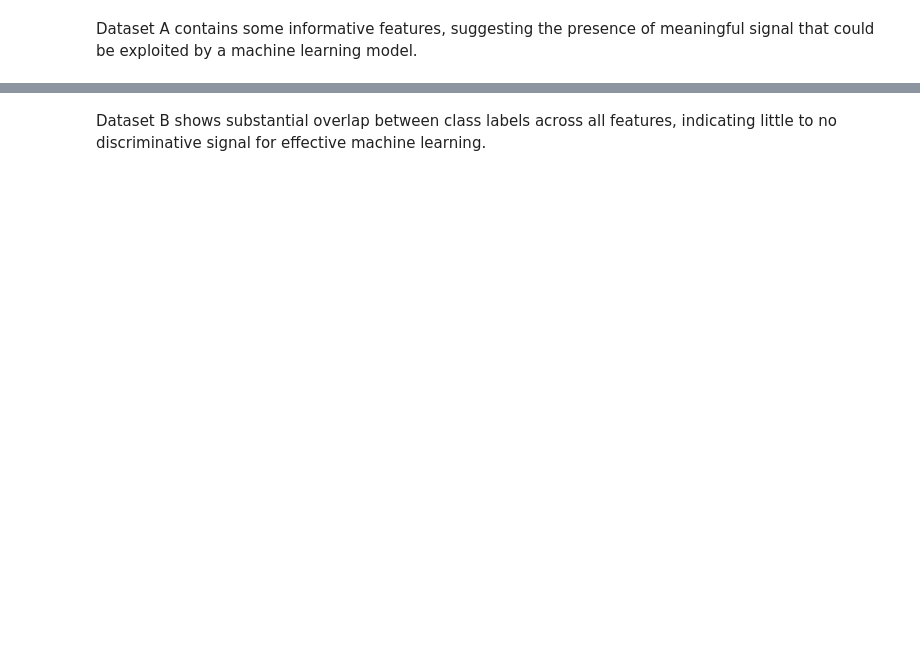
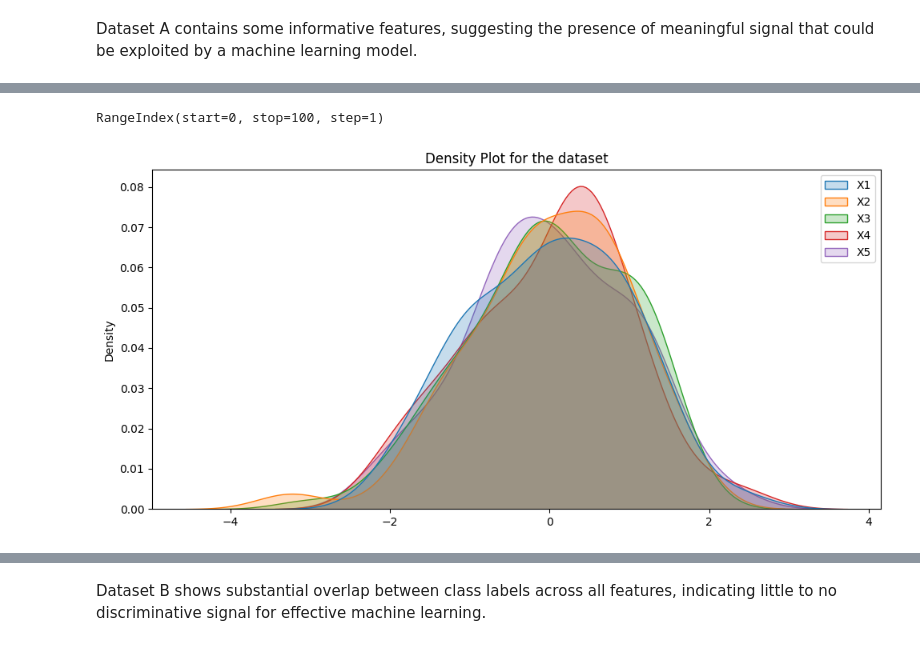
Before and after one commit to aryasalwan/Comp3200, a Jupyter notebook: Comp3200/Taks 1.ipynb, the cells around one changed output, grey strips where cells are left out. Saved outputs shown, nothing was run; the diff lists cells and outputs as text; code cells hidden in the pictures; blank space fills up the shorter version.

```diff
--- a/Comp3200/Taks 1.ipynb
+++ b/Comp3200/Taks 1.ipynb
@@ -30,0 +28,6 @@ plt.show()
+# %%
+dataA_nonscaled=dataA.copy()
+#Scale Data
+scaler = StandardScaler()
+dataA[["X1","X2","X3","X4","X5"]]= scaler.fit_transform(dataA[["X1","X2","X3","X4","X5"]])
+dataA
@@ -58,0 +107,17 @@ plt.show()
+# %%
+dataA.index
+# %% [output]
+RangeIndex(start=0, stop=100, step=1)
+# %%
+#Density Plot
+plt.figure(figsize=(10, 5))
+sns.kdeplot(
+    data=pd.DataFrame(dataA[["X1","X2","X3","X4","X5"]]),
+    fill=True,
+    legend=True,
+)
+plt.title("Density Plot for the dataset")
+plt.tight_layout()
+plt.show()
+# %% [output]
+[figure, added]
```
Also changed, not shown: parts of 13 cells of this notebook.
